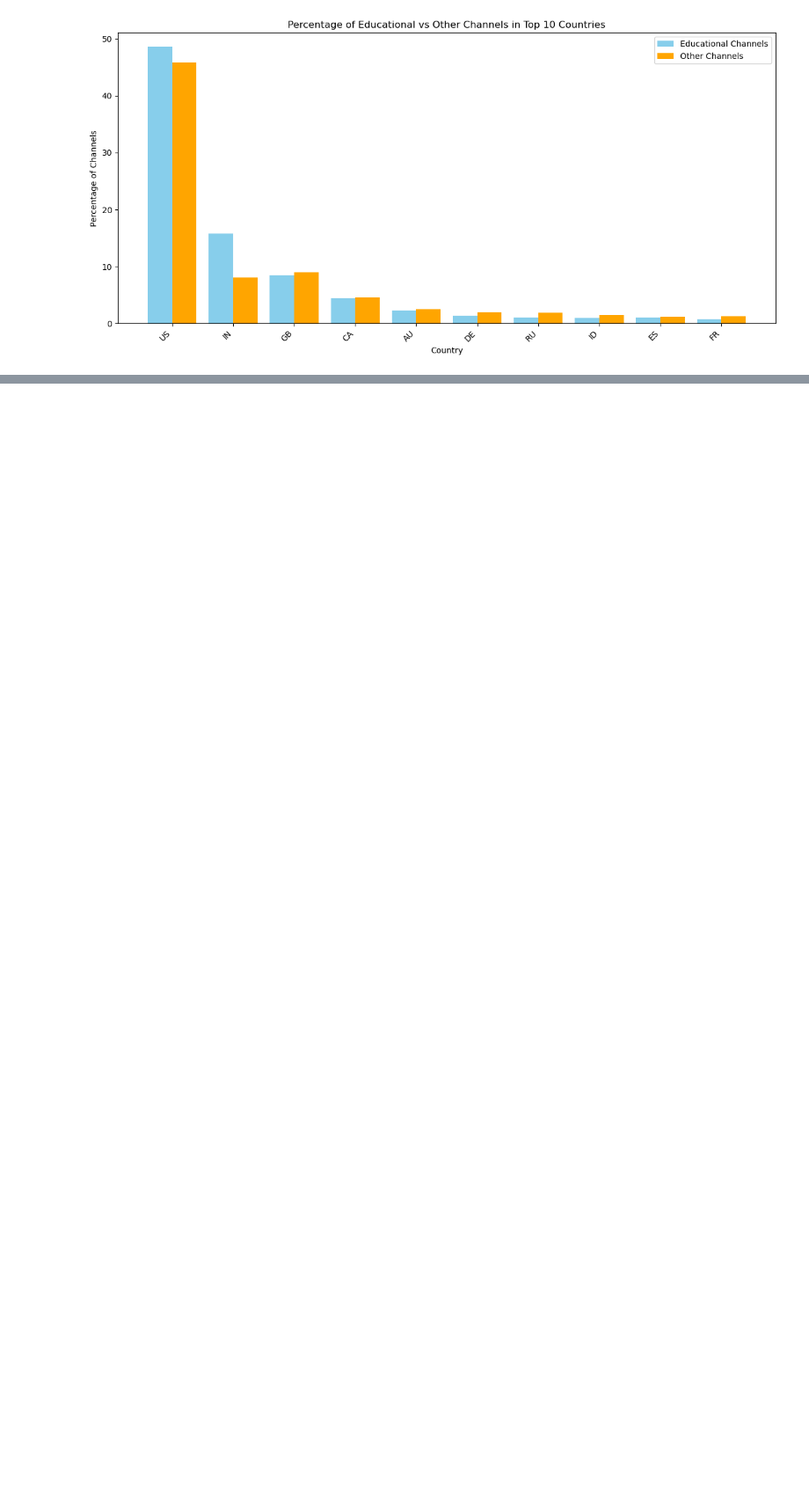
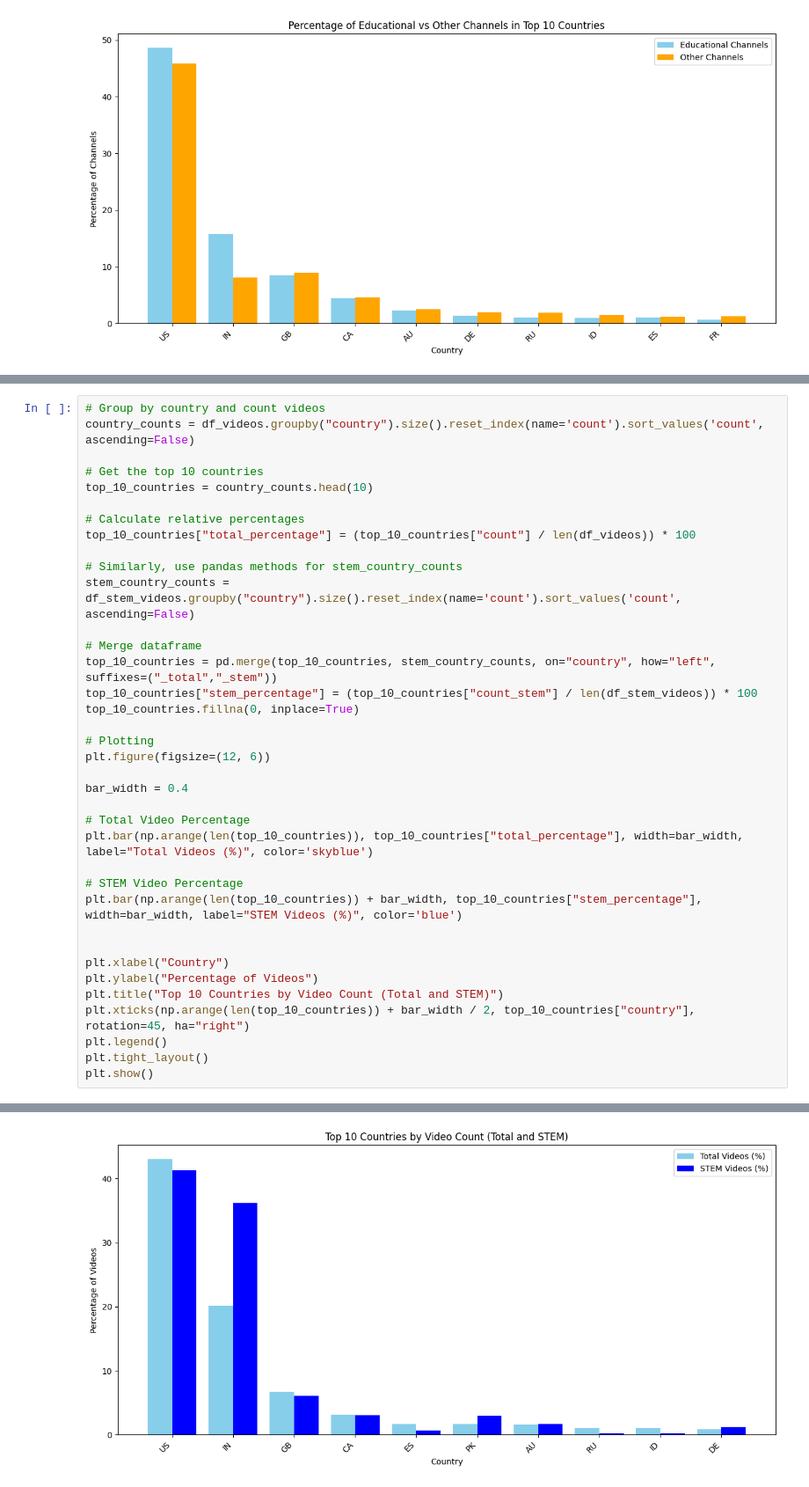
Before and after one commit to epfl-ada/ada-2024-project-adacadabra2048, a Jupyter notebook: result.ipynb, the cells around one changed output, grey strips where cells are left out. Shown at 88% size. Drawn from its saved outputs; the diff is of its cells as text; blank space fills up the shorter version.

```diff
--- a/result.ipynb
+++ b/result.ipynb
@@ -674,0 +174,38 @@ From the bar chart, we can observe a dominance of positive and neutral comments,
+# %%
+# Group by country and count videos
+country_counts = df_videos.groupby("country").size().reset_index(name='count').sort_values('count', ascending=False)
+
+# Get the top 10 countries
+top_10_countries = country_counts.head(10)
+
+# Calculate relative percentages
+top_10_countries["total_percentage"] = (top_10_countries["count"] / len(df_videos)) * 100
+
+# Similarly, use pandas methods for stem_country_counts
+stem_country_counts = df_stem_videos.groupby("country").size().reset_index(name='count').sort_values('count', ascending=False)
+
+# Merge dataframe
+top_10_countries = pd.merge(top_10_countries, stem_country_counts, on="country", how="left", suffixes=("_total","_stem"))
+top_10_countries["stem_percentage"] = (top_10_countries["count_stem"] / len(df_stem_videos)) * 100
+top_10_countries.fillna(0, inplace=True)
+
+# Plotting
+plt.figure(figsize=(12, 6))
+
+bar_width = 0.4
+
+# Total Video Percentage
+plt.bar(np.arange(len(top_10_countries)), top_10_countries["total_percentage"], width=bar_width, label="Total Videos (%)", color='skyblue')
+
+# STEM Video Percentage
+plt.bar(np.arange(len(top_10_countries)) + bar_width, top_10_countries["stem_percentage"], width=bar_width, label="STEM Videos (%)", color='blue')
+
+
+plt.xlabel("Country")
+plt.ylabel("Percentage of Videos")
+plt.title("Top 10 Countries by Video Count (Total and STEM)")
+plt.xticks(np.arange(len(top_10_countries)) + bar_width / 2, top_10_countries["country"], rotation=45, ha="right")
+plt.legend()
+plt.tight_layout()
+plt.show()
+# %% [output]
@@ -674,0 +217 @@ From the bar chart, we can observe a dominance of positive and neutral comments,
+[figure, added]
```
Also changed, not shown: parts of 148 cells of this notebook, 1 other file.
